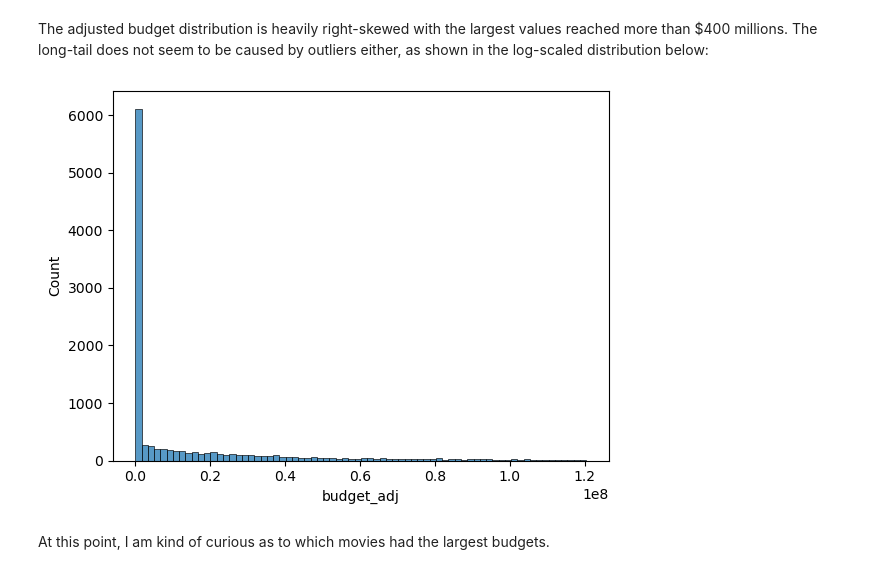
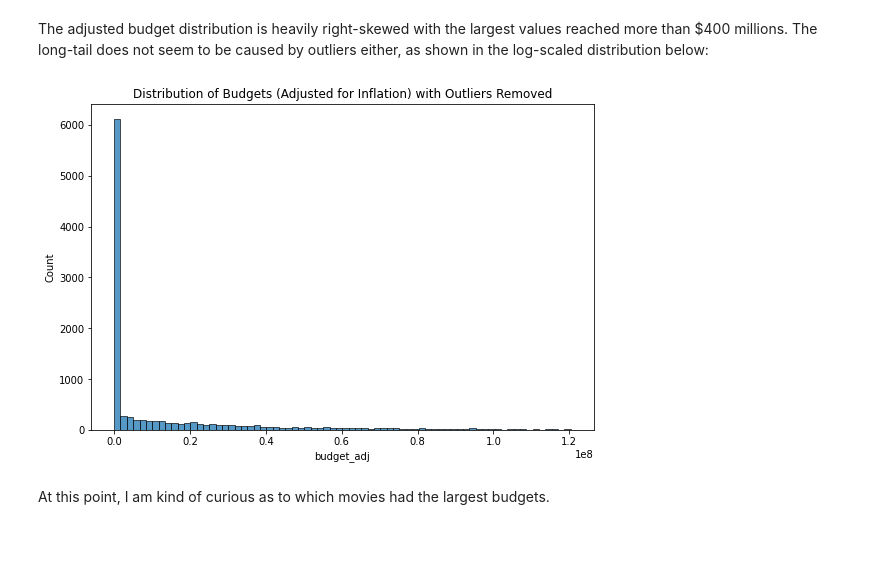
Before and after one commit to jaycode/udacity-investigate-a-dataset, a Jupyter notebook: investigate-a-dataset.ipynb, the cells around one changed output. Cells and saved outputs as stored; diff of their text form; code cells hidden in the pictures; blank space fills up the shorter version.

```diff
--- a/investigate-a-dataset.ipynb
+++ b/investigate-a-dataset.ipynb
@@ -373,10 +392,12 @@ sns.histplot(data=df, x='budget_adj');
 # %% [markdown]
 The adjusted budget distribution is heavily right-skewed with the largest values reached more than $400 millions. The long-tail does not seem to be caused by outliers either, as shown in the log-scaled distribution below:
 # %%
+plt.figure(figsize=(9,6))
 df_no_outliers = remove_outliers(df, ['budget_adj'], std=3)
 g = sns.histplot(data=df_no_outliers, x='budget_adj')
+g.set_title("Distribution of Budgets (Adjusted for Inflation) with Outliers Removed");
 # %% [output]
-[figure, old version]
+[figure, new version]
 # %% [markdown]
 At this point, I am kind of curious as to which movies had the largest budgets.
 # %%
```
Also changed, not shown: parts of 21 cells of this notebook, 1 other file.
